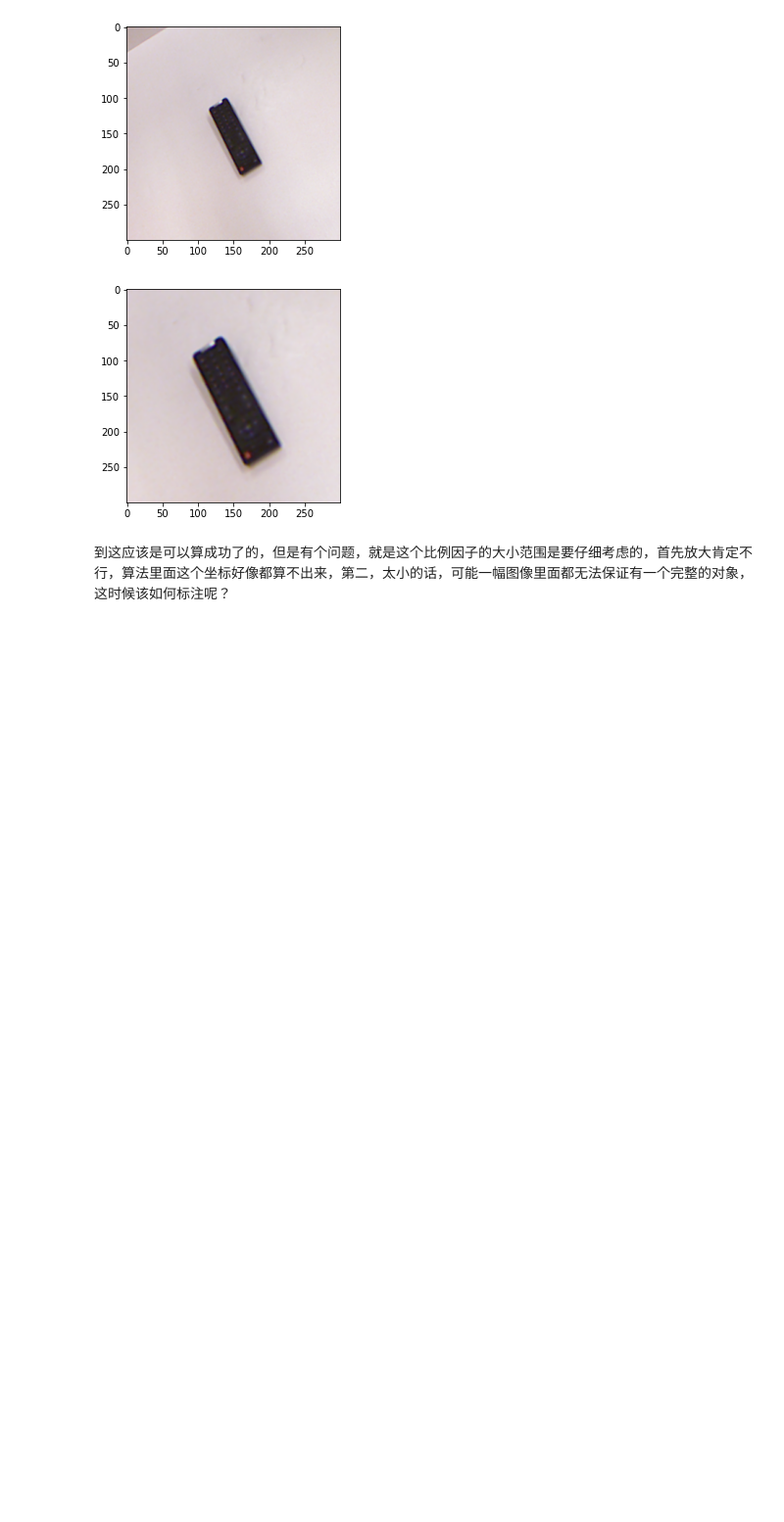
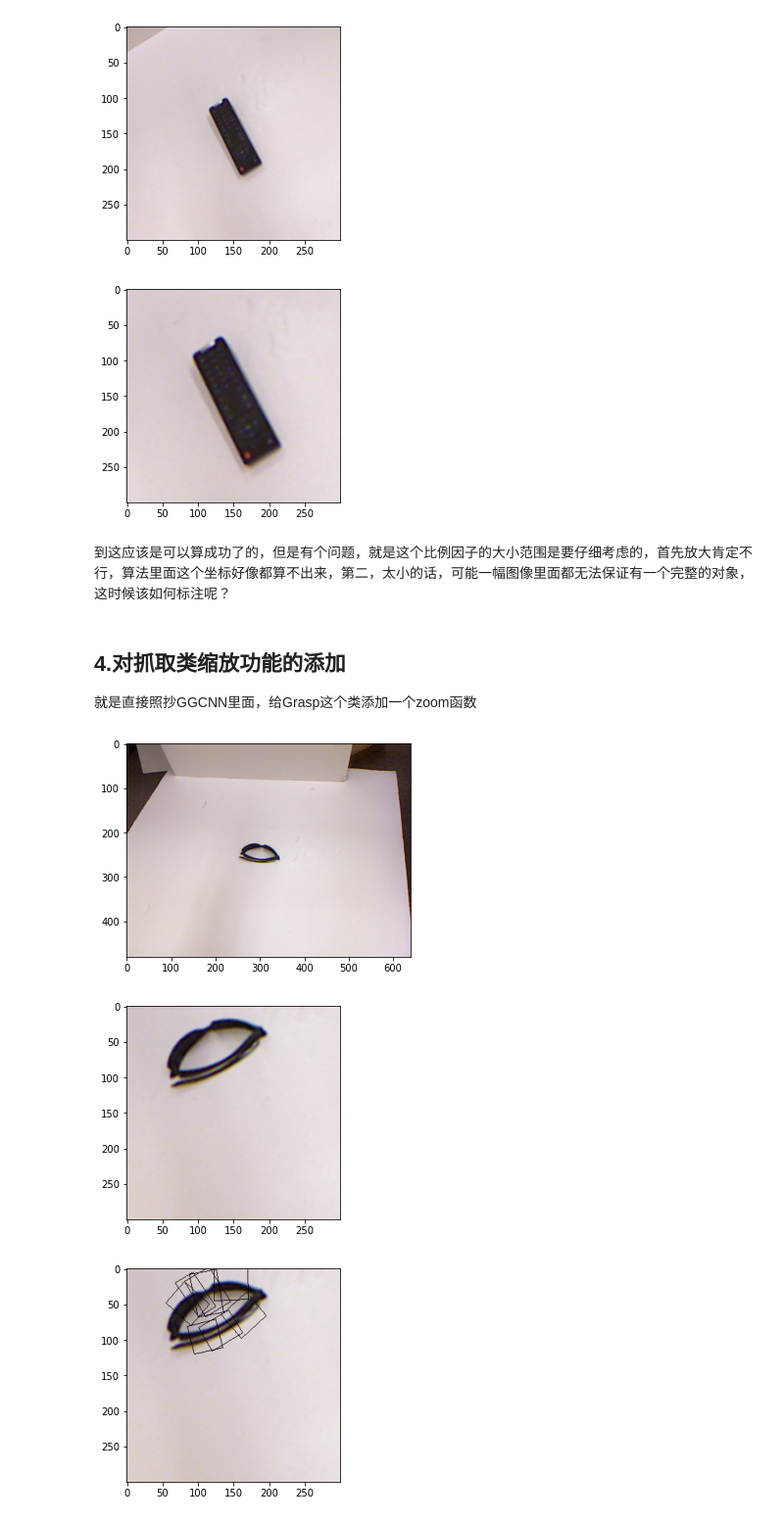
Before and after one commit to OneOneLiu/ggcnn_cornell_dataset, a Jupyter notebook: 6.optimize/optimize.ipynb, the cells around one changed output. Shown at 98% size. Drawn from its saved outputs; the diff is of its cells as text; code cells hidden in the pictures; blank space fills up the shorter version.

```diff
--- a/6.optimize/optimize.ipynb
+++ b/6.optimize/optimize.ipynb
@@ -377,3 +377,6 @@ plt.show()
 [figure]
 # %% [markdown]
 到这应该是可以算成功了的，但是有个问题，就是这个比例因子的大小范围是要仔细考虑的，首先放大肯定不行，算法里面这个坐标好像都算不出来，第二，太小的话，可能一幅图像里面都无法保证有一个完整的对象，这时候该如何标注呢？
+# %% [markdown]
+## 4.对抓取类缩放功能的添加
+就是直接照抄GGCNN里面，给Grasp这个类添加一个zoom函数
@@ -379,0 +404,34 @@ plt.show()
+# %%
+#读入原始图像
+idx = 512
+rgb_img = Image.from_file(rgbf[idx])
+plt.imshow(rgb_img.img)
+plt.show()
+
+#读入原始抓取框
+grs = Grasps.load_from_cornell_files(graspf[idx])
+gr = grs.grs[0]
+
+#给图像应用旋转,裁剪和缩放
+rgb_img.rotate(0.57,center)
+rgb_img.crop((top, left), (min(480, top + output_size), min(640, left + output_size)))
+rgb_img.zoom(0.6)
+plt.imshow(rgb_img.img)
+plt.show()
+
+#给抓取框应用旋转和平移并绘制结果
+for gr in grs.grs:
+    gr.rotate(0.57,center)
+    gr.offset((-top,-left))
+    gr.zoom(0.6,(output_size//2,output_size//2))
+    for i in range(3):
+        cv2.line(rgb_img.img,tuple(gr.points[i]),tuple(gr.points[i+1]),5)
+    rgb_img.img = cv2.line(rgb_img.img,tuple(gr.points[3]),tuple(gr.points[0]),5)
+
+#展示结果
+plt.imshow(rgb_img.img)
+plt.show()
+# %% [output]
+[figure, added]
+[figure, added]
+[figure, added]
```
Also changed, not shown: parts of 10 cells of this notebook, 6 other files.
